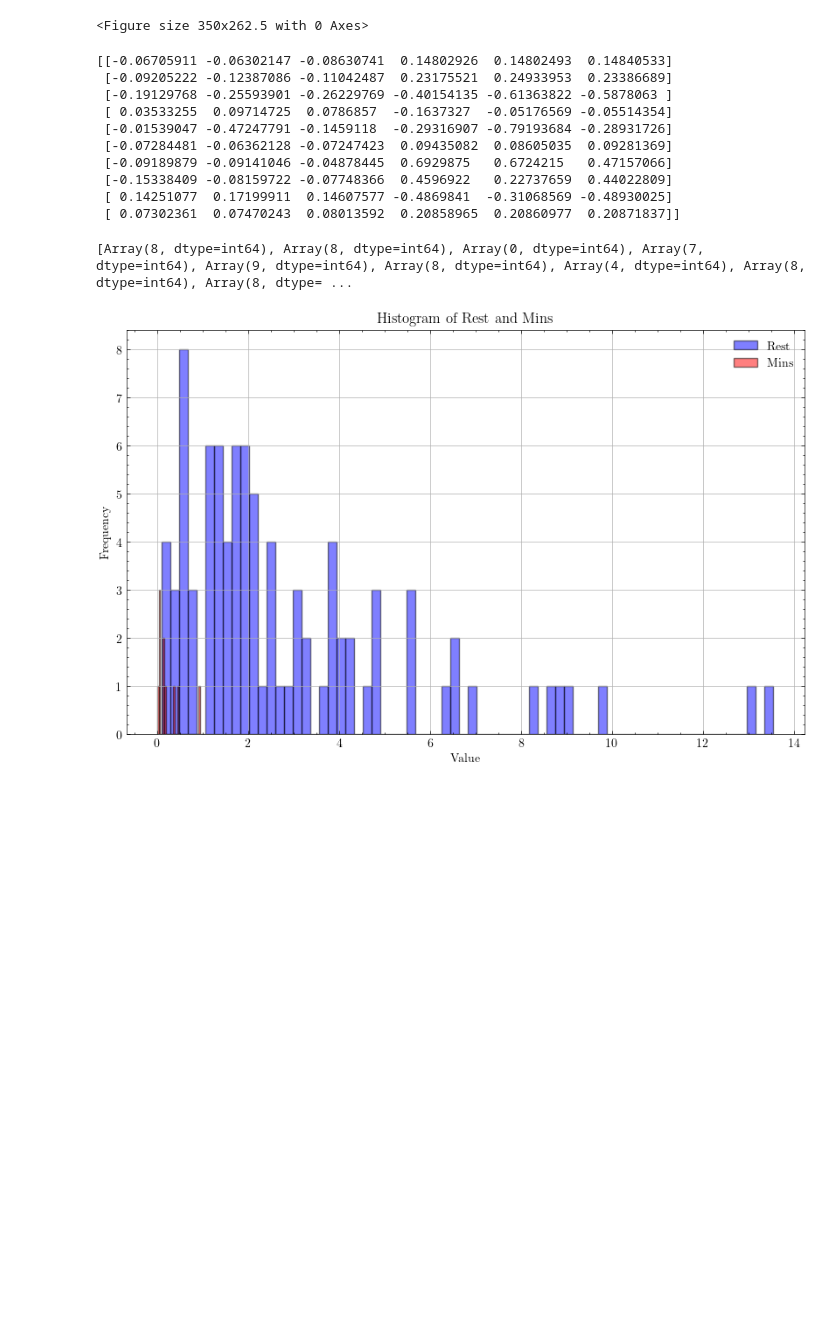
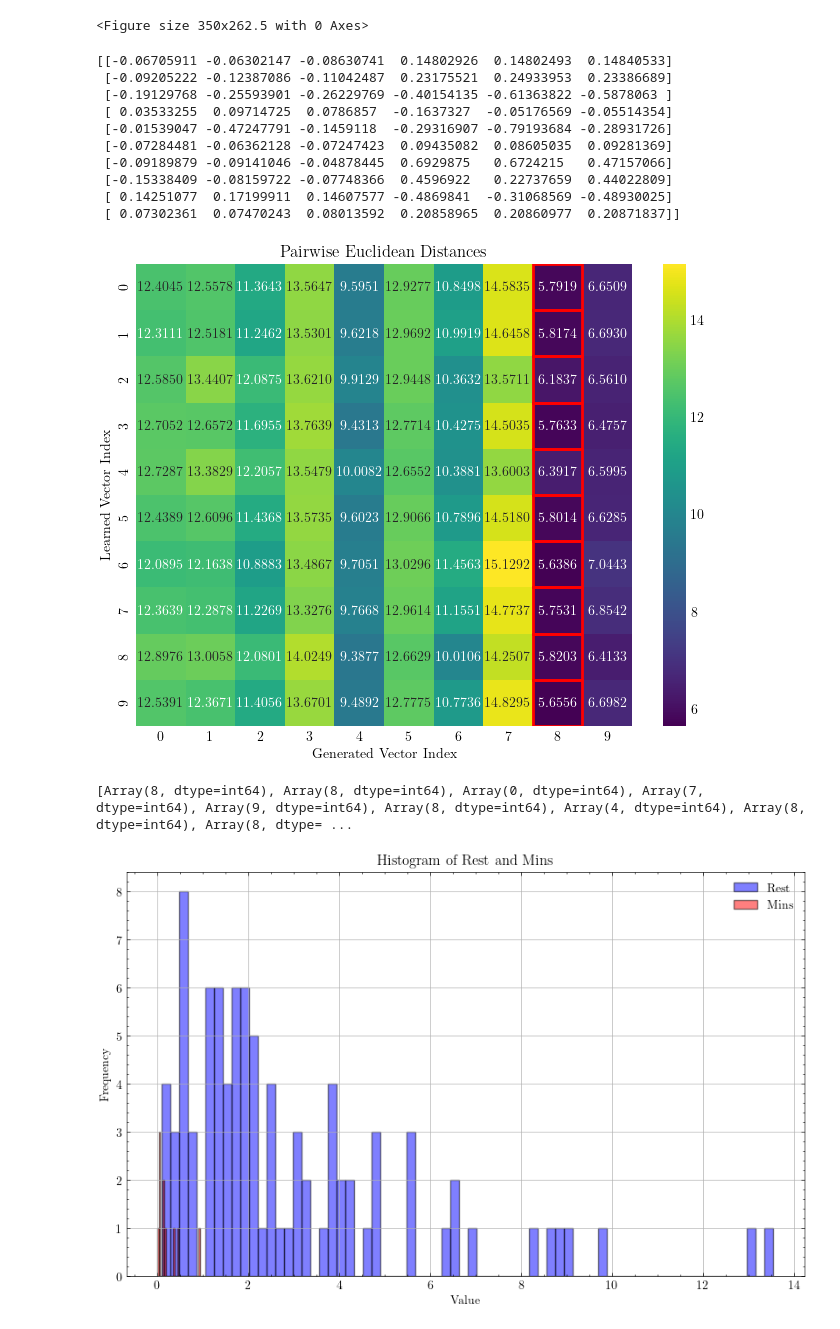
Before and after one commit to matttulio/metis, a Jupyter notebook: Test-Model-Big.ipynb, the cells around one changed output. Drawn from its saved outputs; the diff is of its cells as text; code cells hidden in the pictures; blank space fills up the shorter version.

Commit message:
Rerun tests

```diff
--- a/Test-Model-Big.ipynb
+++ b/Test-Model-Big.ipynb
@@ -55,8 +56,8 @@ def generate_alphabeta(dim, num, spread, seed):
 def generate_callable_functions(dim, num, spread, seed):
     bases = generate_alphabeta(dim, num, spread, seed)  # Get num basis vectors
     bases = bases.T
-    alphas = bases[:, : dim // 2]  # First half of Q are alphas
-    gammas = bases[:, dim // 2 :]
+    alphas = bases[:, : dim // 2].T  # First half of Q are alphas
+    gammas = bases[:, dim // 2 :].T
 
     def make_function(alpha, gamma):
         @jit
@@ -317,10 +318,16 @@ print(vectors)
  [ 0.00378797 -0.00902386 -0.00049722 -0.00341193 -0.00089004 -0.00102033]
  [ 0.00209711  0.01537324 -0.0033344  -0.01749108  0.01873896 -0.01112696]
  [-0.00213164  0.00031909  0.00519398  0.00799576 -0.01001314  0.00642764]]
+# %%
+@partial(jax.jit, static_argnums=(1))
+def loss_fn(params, apply_fn, batch_x, batch_y, l1_lambda=0.01):
+    predictions = apply_fn(params, batch_x)
+    return jnp.mean((predictions - batch_y) ** 2)
 # %%
 num_epochs = 201
 
 
+@jit
 def train_epoch(carry, epoch):
     state, _ = carry  # Unpack state and dummy loss accumulator
     epoch_loss = jnp.array(0.0)
@@ -329,9 +336,9 @@ def train_epoch(carry, epoch):
     def batch_step(carry, batch):
         state, _ = carry
         batch_x, batch_y = batch
-        state, train_loss = train_step(state, batch_x, batch_y)
-        inbound_test_loss = evaluate((state, inbound_test_batches))
-        outofbound_test_loss = evaluate((state, outofbound_test_batches))
+        state, train_loss = train_step(state, batch_x, batch_y, loss_fn)
+        inbound_test_loss = evaluate(state, inbound_test_batches, loss_fn)
+        outofbound_test_loss = evaluate(state, outofbound_test_batches, loss_fn)
 
         return (state, train_loss), (
             train_loss,
@@ -440,6 +447,37 @@ print(vectors)
  [-0.15338409 -0.08159722 -0.07748366  0.4596922   0.22737659  0.44022809]
  [ 0.14251077  0.17199911  0.14607577 -0.4869841  -0.31068569 -0.48930025]
  [ 0.07302361  0.07470243  0.08013592  0.20858965  0.20860977  0.20871837]]
+# %%
+# Set ticks length to zero
+plt.rcParams["xtick.minor.size"] = 0
+plt.rcParams["ytick.minor.size"] = 0
+plt.rcParams["xtick.major.size"] = 0
+plt.rcParams["ytick.major.size"] = 0
+
+pairwise_distances = jnp.sqrt(
+    jnp.sum((vectors[:, None, :] - vec_nls[None, :, :]) ** 2, axis=-1)
+)
+min_indices = jnp.argmin(pairwise_distances, axis=1)
+
+plt.figure(figsize=(8, 6))
+ax = sns.heatmap(pairwise_distances, annot=True, fmt=".4f", cmap="viridis", cbar=True)
+
+# Highlight the minimum value in each row with a red border
+for i, min_idx in enumerate(min_indices):
+    ax.add_patch(plt.Rectangle((min_idx, i), 1, 1, fill=False, edgecolor="red", lw=2))
+
+# Add labels and title
+plt.xlabel("Generated Vector Index")
+plt.ylabel("Learned Vector Index")
+plt.title("Pairwise Euclidean Distances")
+plt.show()
+plt.clf()
+plt.close()
+
+plt.rcParams.update(plt.rcParamsDefault)
+plt.style.use("science")
+# %% [output]
+[figure, added]
 # %%
 rest = []
 mins = []
```
Also changed, not shown: parts of 6 cells of this notebook, 2 other files.
